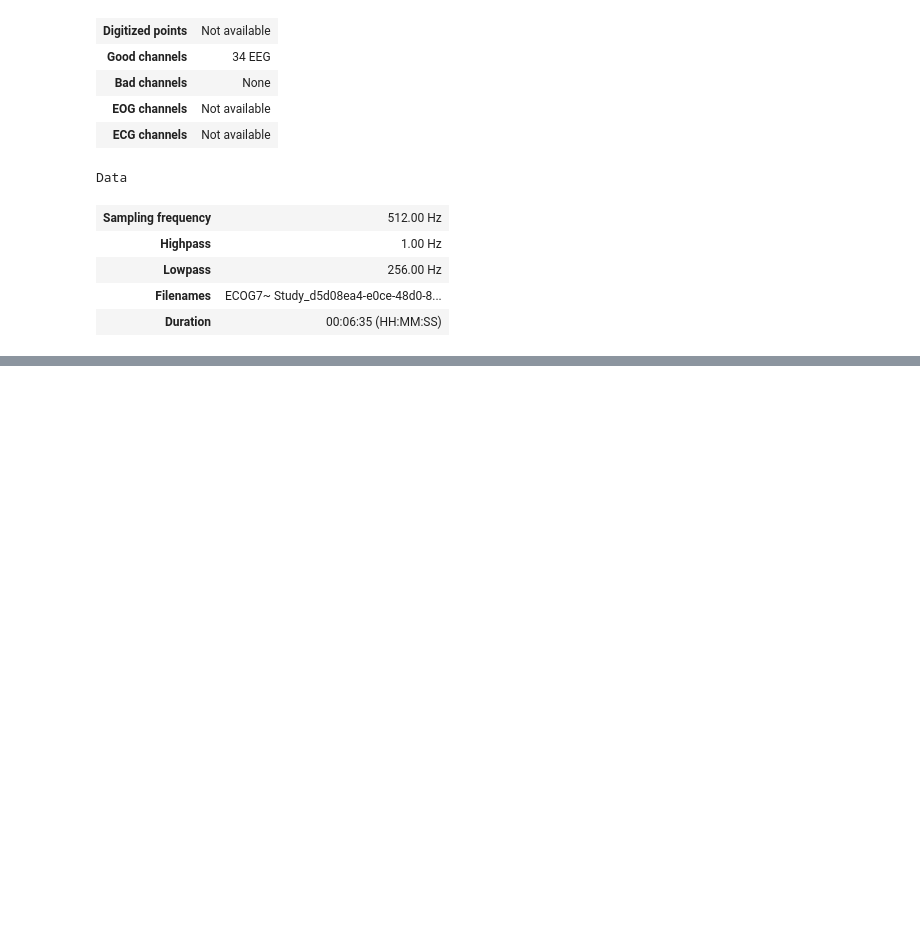
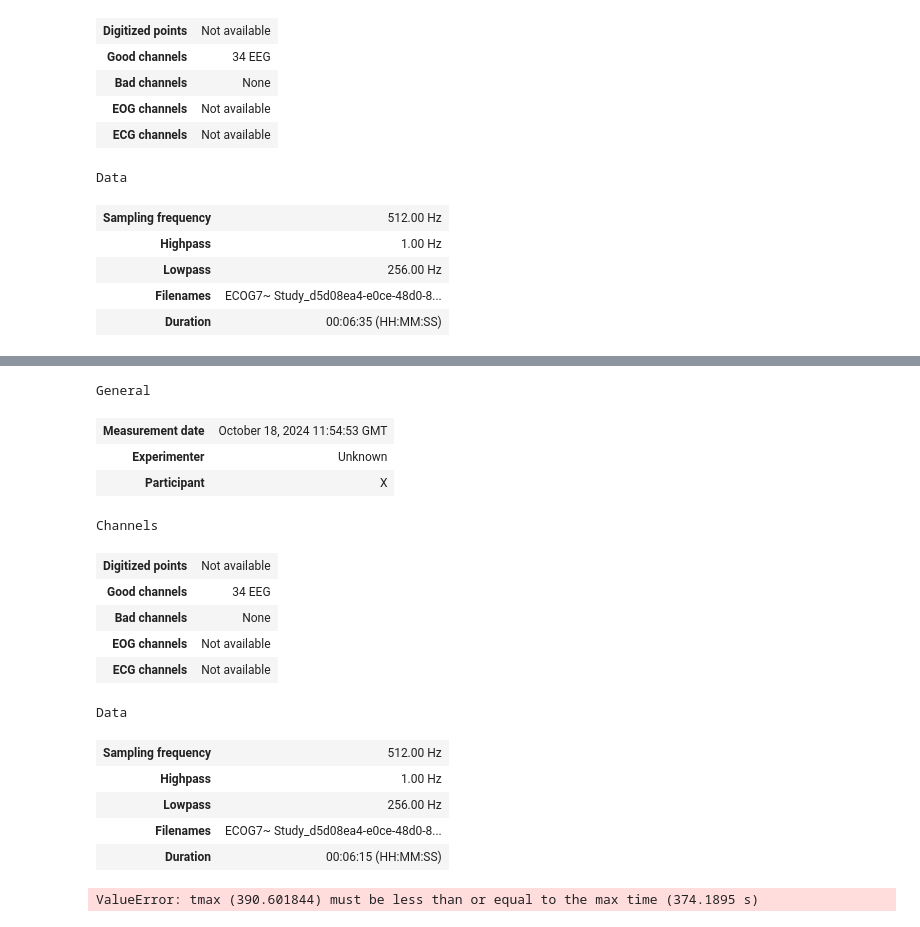
Before and after one commit to xiaolongwu0713/python, a Jupyter notebook: dSPEECH/preprocess/preprocess_V3_ECoG3.ipynb, the cells around one changed output, grey strips where cells are left out. Drawn from its saved outputs; the diff is of its cells as text; code cells hidden in the pictures; blank space fills up the shorter version.

```diff
--- a/dSPEECH/preprocess/preprocess_V3_ECoG3.ipynb
+++ b/dSPEECH/preprocess/preprocess_V3_ECoG3.ipynb
@@ -15,7 +21,9 @@ common_dl.py: Using CUDA.
 sf=512
 type='ECoG' #'SEEG/ECoG
 sid=3 # SEEG 1/2
-eeg_file=data_dir+'raw/'+type+str(sid)+'_*/*.edf' # SEEG1_datetime
+folder_tmp=data_dir+'raw/'+type+str(sid)+'_*'
+folder=os.path.normpath(glob.glob(folder_tmp)[0])
+eeg_file=folder+'/*.edf' # SEEG1_datetime
 eeg_file=os.path.normpath(glob.glob(eeg_file)[0])
 raw = mne.io.read_raw_edf(eeg_file,preload=True)
 # %%
@@ -47,3 +55,5 @@ Data
 | Lowpass | 256.00 Hz |
 | Filenames | ECOG7~ Study_d5d08ea4-e0ce-48d0-8... |
 | Duration | 00:06:35 (HH:MM:SS) |
+# %%
+anno=raw.annotations
@@ -49,0 +109,26 @@ Data
+# %%
+anno_natus=keep_annotation(anno,'Patient Event')
+raw.set_annotations(anno_natus)
+# %% [output]
+General
+| Measurement date | October 18, 2024 11:54:53 GMT |
+| Experimenter | Unknown |
+| Participant | X |
+Channels
+| Digitized points | Not available |
+| Good channels | 34 EEG |
+| Bad channels | None |
+| EOG channels | Not available |
+| ECG channels | Not available |
+Data
+| Sampling frequency | 512.00 Hz |
+| Highpass | 1.00 Hz |
+| Lowpass | 256.00 Hz |
+| Filenames | ECOG7~ Study_d5d08ea4-e0ce-48d0-8... |
+| Duration | 00:06:15 (HH:MM:SS) |
+# %%
+min=352.464844-336.053
+max=352.464844+38.137
+raw2=raw.crop(tmin=min,tmax=max)
+# %% [output]
+ValueError: tmax (390.601844) must be less than or equal to the max time (374.1895 s)
```
Also changed, not shown: parts of 13 cells of this notebook, 6 other files.
